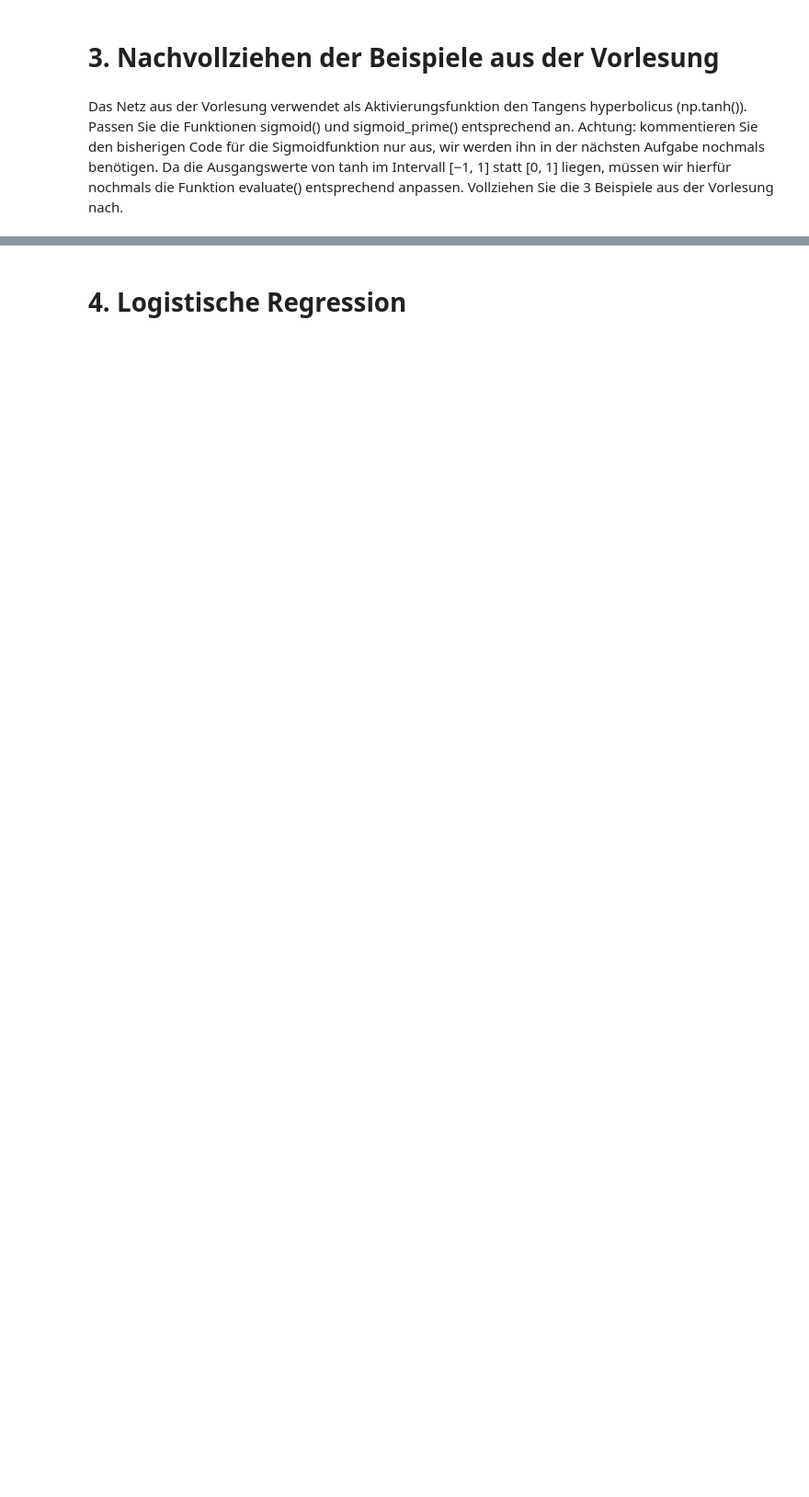
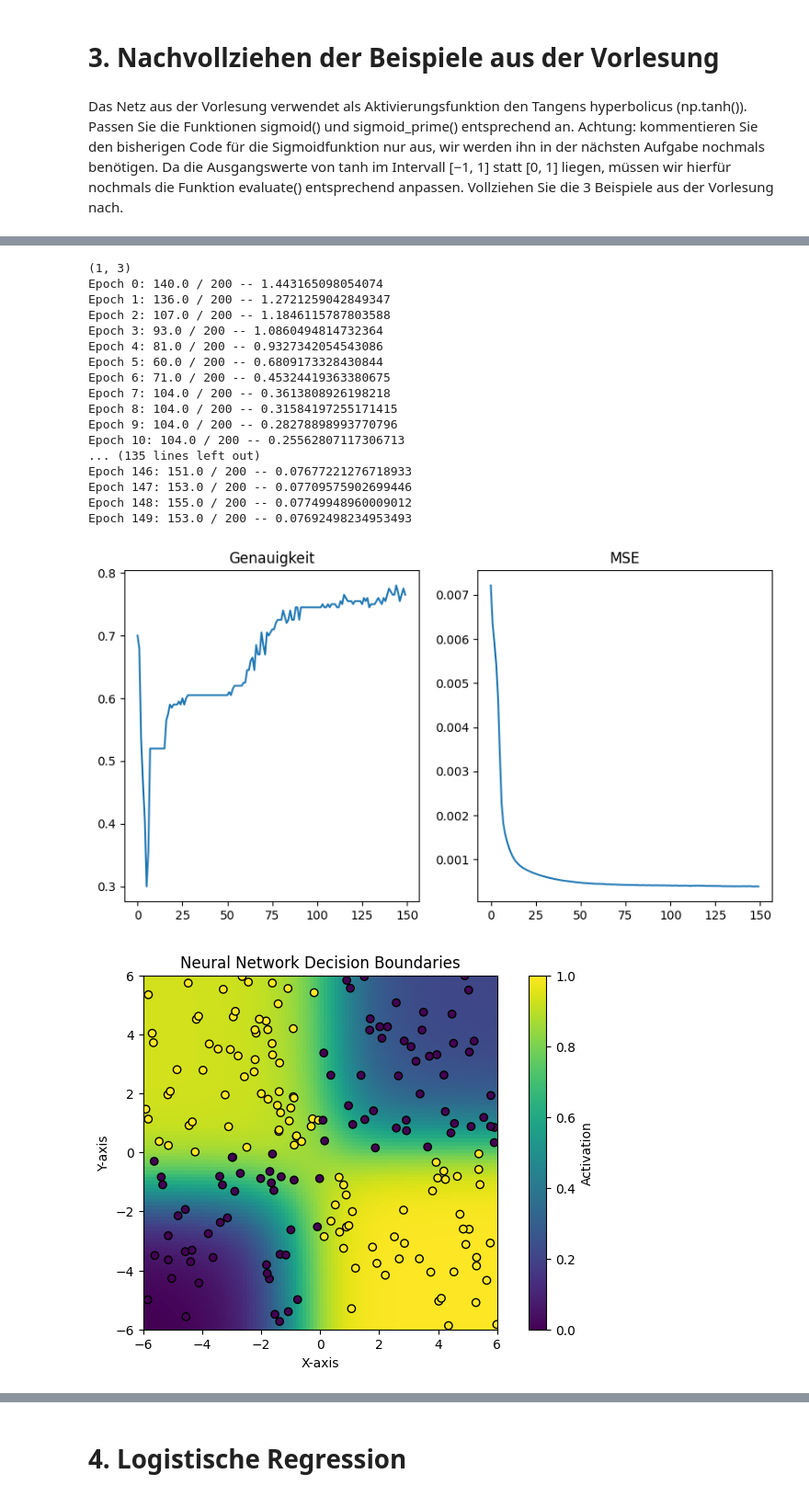
Before and after one commit to KrasserKai/Maschinelles-Lernen-Deep-Learning, a Jupyter notebook: dl-ex1/ex1.ipynb, the cells around one changed output, grey strips where cells are left out. Shown at 92% size. Drawn from its saved outputs; the diff is of its cells as text; code cells hidden in the pictures; blank space fills up the shorter version.

```diff
--- a/dl-ex1/ex1.ipynb
+++ b/dl-ex1/ex1.ipynb
@@ -525,0 +514,26 @@ Epoch 149: 91.0 / 200 -- 2.634999375382616
+# %%
+activationType = "tanh"
+lossFunctionType="mse"
+setNetworkParams(10, 0.03, [2,3,1], 150)
+acc_val, mse = SGD(train_design_matrix, y_train_reshaped, epochs, mbs, eta, test_design_matrix, y_test_reshaped)
+ShowResult(acc_val, mse, test_design_matrix, grid_design_matrix, X_train, y_train)
+# %% [output]
+(1, 3)
+Epoch 0: 140.0 / 200 -- 1.443165098054074
+Epoch 1: 136.0 / 200 -- 1.2721259042849347
+Epoch 2: 107.0 / 200 -- 1.1846115787803588
+Epoch 3: 93.0 / 200 -- 1.0860494814732364
+Epoch 4: 81.0 / 200 -- 0.9327342054543086
+Epoch 5: 60.0 / 200 -- 0.6809173328430844
+Epoch 6: 71.0 / 200 -- 0.45324419363380675
+Epoch 7: 104.0 / 200 -- 0.3613808926198218
+Epoch 8: 104.0 / 200 -- 0.31584197255171415
+Epoch 9: 104.0 / 200 -- 0.28278898993770796
+Epoch 10: 104.0 / 200 -- 0.25562807117306713
+... (135 lines left out)
+Epoch 146: 151.0 / 200 -- 0.07677221276718933
+Epoch 147: 153.0 / 200 -- 0.07709575902699446
+Epoch 148: 155.0 / 200 -- 0.07749948960009012
+Epoch 149: 153.0 / 200 -- 0.07692498234953493
+[figure, added]
+[figure, added]
```
Also changed, not shown: parts of 25 cells of this notebook.
